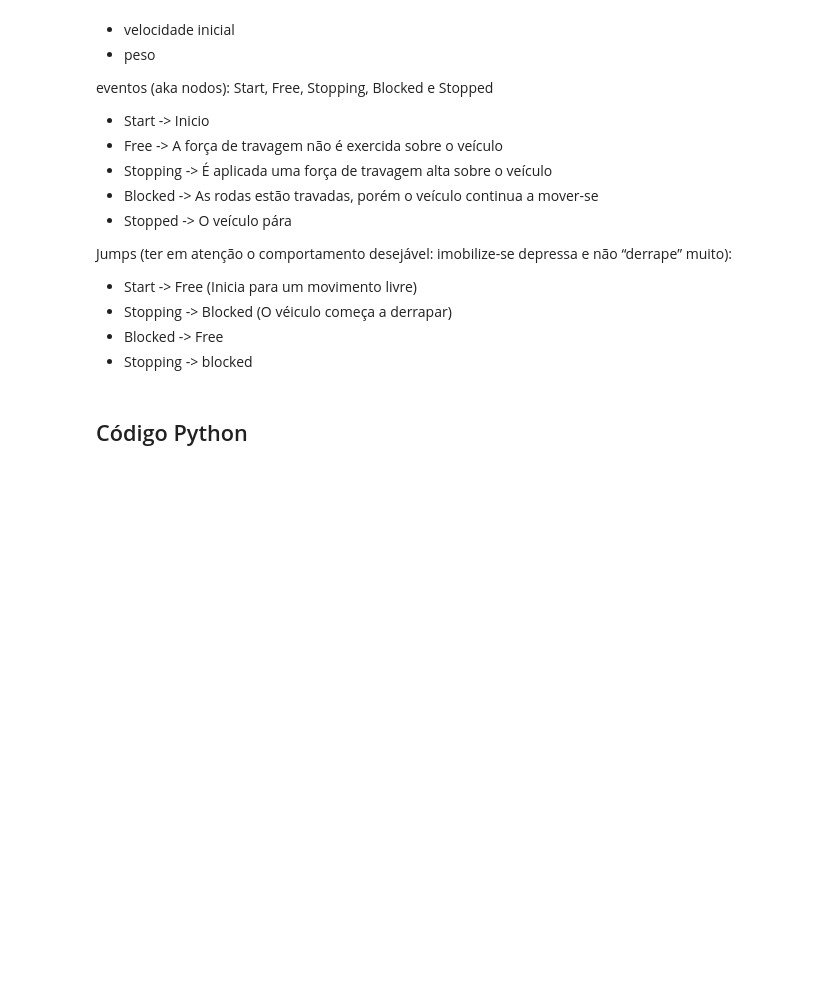
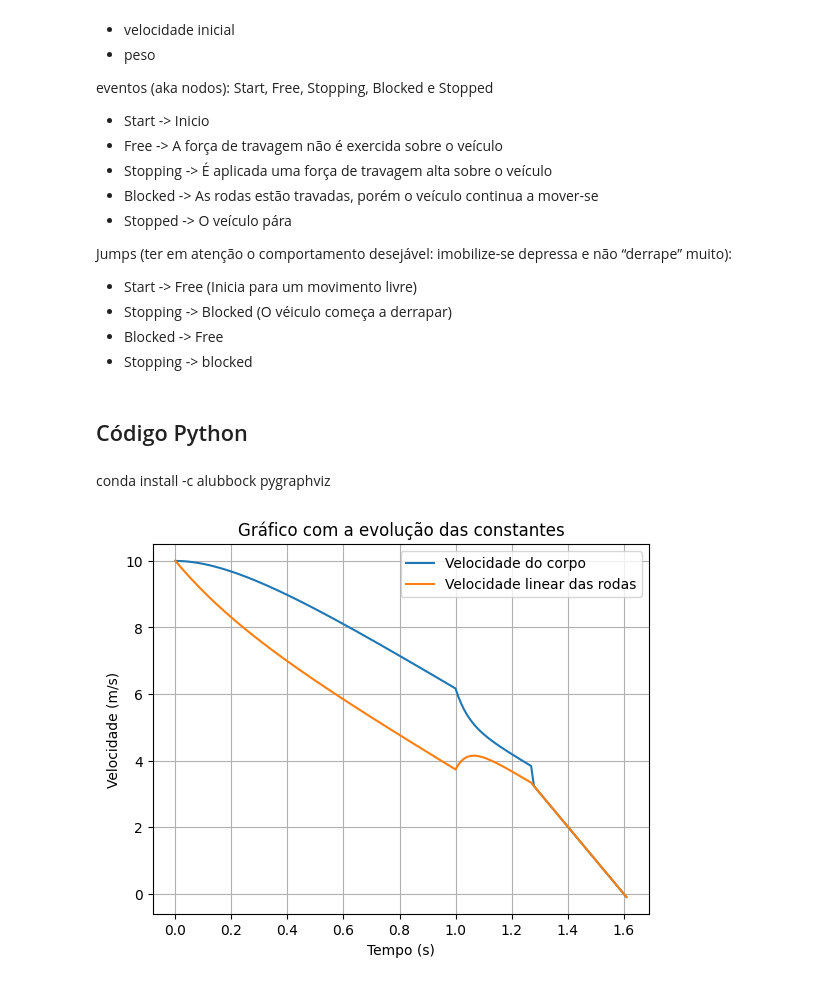
Before and after one commit to mirelois/L-gica-computacional-LCC, a Jupyter notebook: TP4/TP4-Exercicio1.ipynb, the cells around one changed output. Drawn from its saved outputs; the diff is of its cells as text; code cells hidden in the pictures; blank space fills up the shorter version.

```diff
--- a/TP4/TP4-Exercicio1.ipynb
+++ b/TP4/TP4-Exercicio1.ipynb
@@ -53,6 +53,8 @@ Jumps (ter em atenção o comportamento desejável: imobilize-se depressa e não
 - Stopping -> blocked
 # %% [markdown]
 ## Código Python
+# %% [markdown]
+conda install -c alubbock pygraphviz
 # %%
 from pysmt.shortcuts import *
 from pysmt.typing import *
@@ -75,3 +126,9 @@ delta = 0.01 # intervalo entre os tempos
+# %%
+maxtime = 10
+timediference = 0.01
+simulation(a,aBlocked, c, cStopping, timediference, dif, P, Tau, maxtime, V0)
+# %% [output]
+[figure, added]
 # %%
 def declare(i):
     s = {}
```
Also changed, not shown: parts of 4 cells of this notebook.
